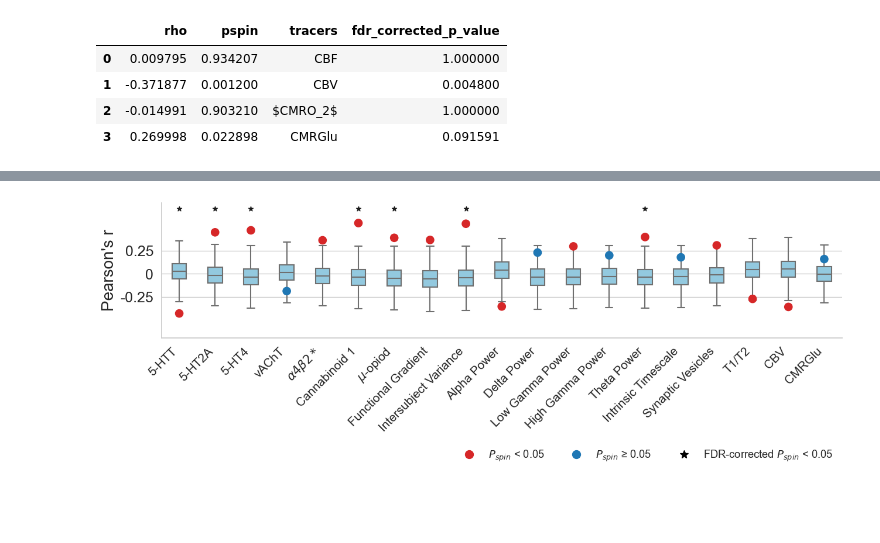
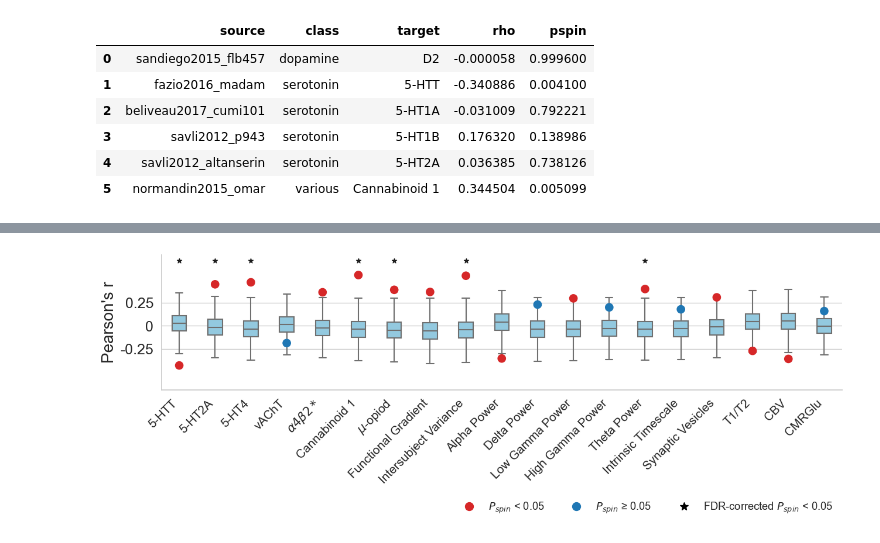
Before and after one commit to ltuominen/AP_brainorganization, a Jupyter notebook: code/Plot_corrs_nulls.ipynb, the cells around one changed output, grey strips where cells are left out. Saved outputs shown, nothing was run; the diff lists cells and outputs as text; code cells hidden in the pictures; blank space fills up the shorter version.

```diff
--- a/code/Plot_corrs_nulls.ipynb
+++ b/code/Plot_corrs_nulls.ipynb
@@ -10,11 +13,17 @@ warnings.filterwarnings("ignore", category=DeprecationWarning)
 warnings.filterwarnings("ignore", category=FutureWarning)
 # %%
 # define path
-path = '/Users/laurituominen/Documents/Research/Reettis/neuromaps/'
+path = dirname(getcwd()) + '/'
 
 # get data for plotting
 corrs_turku = dict(np.load(path + 'data/corrs_turku.npz'))
+corrs_turku = pd.DataFrame(corrs_turku).transpose()
+corrs_turku.columns = ['rho', 'pspin']
+
 nulls_turku = dict(np.load(path + 'data/nulls_turku.npz'))
 
 corrs_enigma= dict(np.load(path + 'data/corrs_enigma.npz'))
 nulls_enigma = dict(np.load(path + 'data/nulls_enigma.npz'))
+
+target_labels = pd.read_csv(path + 'data/target_labels.csv')
+alt_target_labels = pd.read_csv(path + 'data/alt_target_labels.csv')
@@ -177,9 +143,12 @@ plt.savefig(path + 'figures/Figure3.jpg', bbox_inches="tight", dpi=300)
 # %%
-display(df_corrs)
+df_turku_alt = pd.merge(alt_target_labels, corrs_turku, left_on='source', right_index=True)
+display(df_turku_alt)
 # %% [output]
-|  | rho | pspin | tracers | fdr_corrected_p_value |
-| 0 | 0.009795 | 0.934207 | CBF | 1.000000 |
-| 1 | -0.371877 | 0.001200 | CBV | 0.004800 |
-| 2 | -0.014991 | 0.903210 | $CMRO_2$ | 1.000000 |
-| 3 | 0.269998 | 0.022898 | CMRGlu | 0.091591 |
+|  | source | class | target | rho | pspin |
+| 0 | sandiego2015_flb457 | dopamine | D2 | -0.000058 | 0.999600 |
+| 1 | fazio2016_madam | serotonin | 5-HTT | -0.340886 | 0.004100 |
+| 2 | beliveau2017_cumi101 | serotonin | 5-HT1A | -0.031009 | 0.792221 |
+| 3 | savli2012_p943 | serotonin | 5-HT1B | 0.176320 | 0.138986 |
+| 4 | savli2012_altanserin | serotonin | 5-HT2A | 0.036385 | 0.738126 |
+| 5 | normandin2015_omar | various | Cannabinoid 1 | 0.344504 | 0.005099 |
 # %%
```
Also changed, not shown: parts of 9 cells of this notebook, 9 other files.
